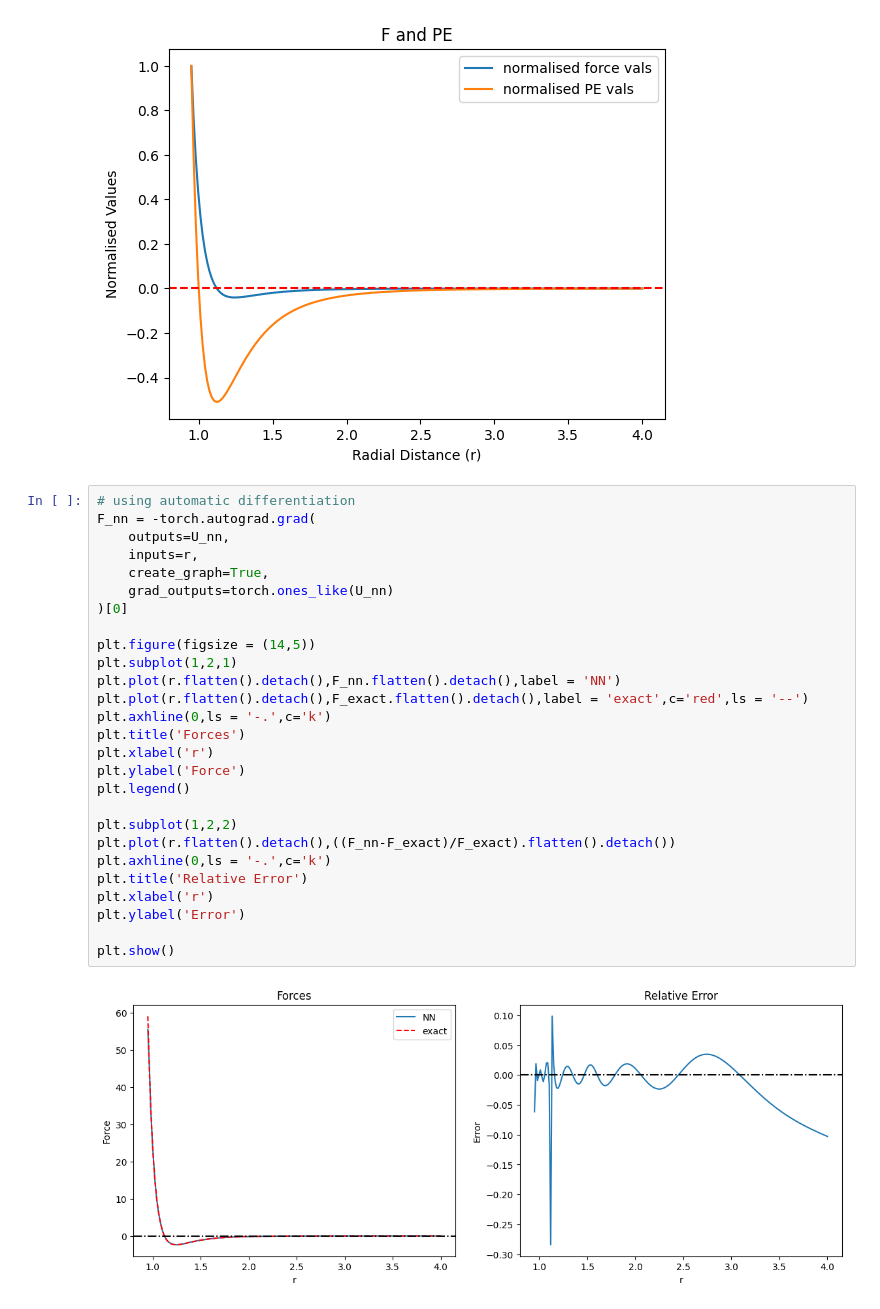
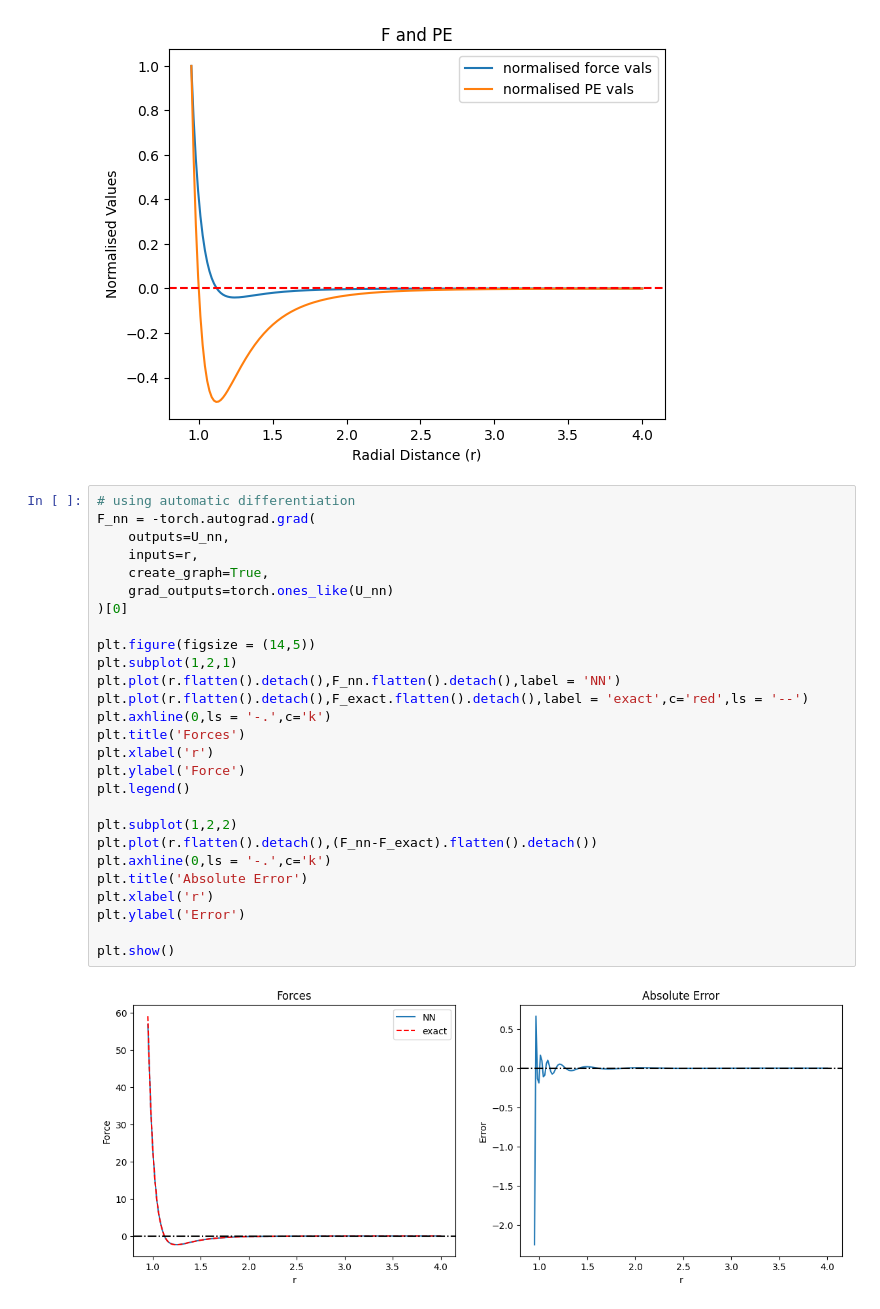
Before and after one commit to ChandraAnunay/PINN, a Jupyter notebook: Molecular Dynamics/2_Machine_learn_LJ_potential.ipynb, the cells around one changed output. Cells and saved outputs as stored; diff of their text form.

```diff
--- a/Molecular Dynamics/2_Machine_learn_LJ_potential.ipynb
+++ b/Molecular Dynamics/2_Machine_learn_LJ_potential.ipynb
@@ -114,29 +114,29 @@ plt.show()
 # %%
 # using automatic differentiation
 F_nn = -torch.autograd.grad(
     outputs=U_nn,
     inputs=r,
     create_graph=True,
     grad_outputs=torch.ones_like(U_nn)
 )[0]
 
 plt.figure(figsize = (14,5))
 plt.subplot(1,2,1)
 plt.plot(r.flatten().detach(),F_nn.flatten().detach(),label = 'NN')
 plt.plot(r.flatten().detach(),F_exact.flatten().detach(),label = 'exact',c='red',ls = '--')
 plt.axhline(0,ls = '-.',c='k')
 plt.title('Forces')
 plt.xlabel('r')
 plt.ylabel('Force')
 plt.legend()
 
 plt.subplot(1,2,2)
-plt.plot(r.flatten().detach(),((F_nn-F_exact)/F_exact).flatten().detach())
+plt.plot(r.flatten().detach(),(F_nn-F_exact).flatten().detach())
 plt.axhline(0,ls = '-.',c='k')
-plt.title('Relative Error')
+plt.title('Absolute Error')
 plt.xlabel('r')
 plt.ylabel('Error')
 
 plt.show()
 # %% [output]
-[figure, old version]
+[figure, new version]
```
Also changed, not shown: parts of 11 cells of this notebook, 1 other file.
